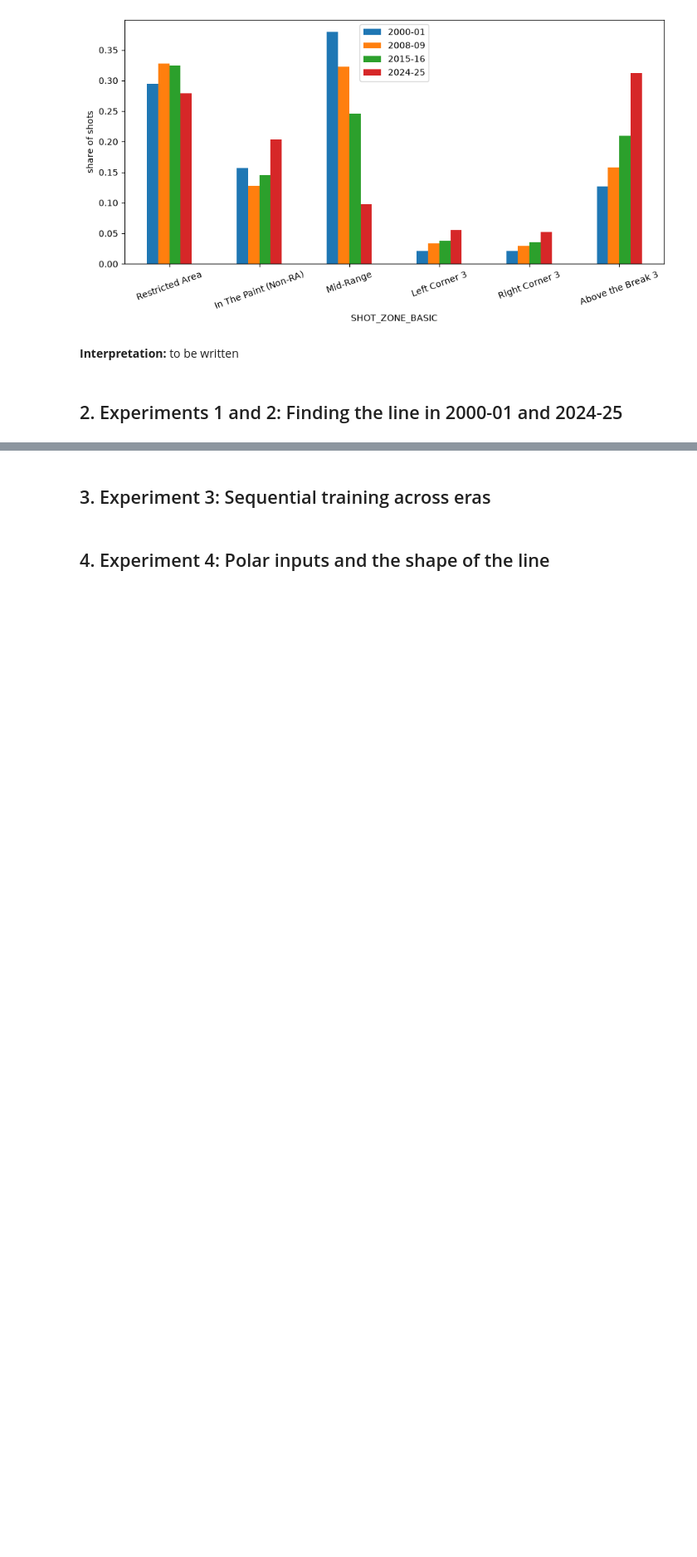
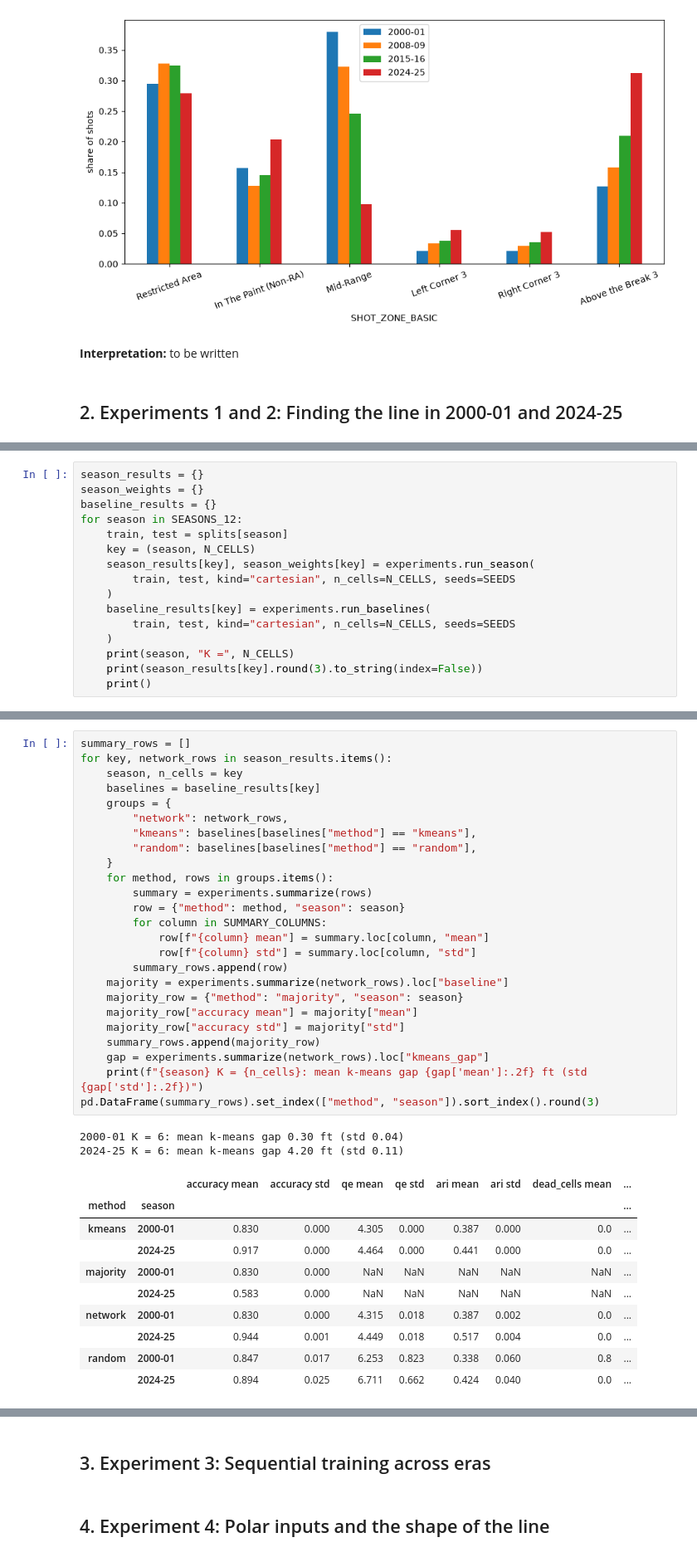
Before and after one commit to BiyonWann/bballNeuro, a Jupyter notebook: notebook.ipynb, the cells around one changed output, grey strips where cells are left out. Shown at 83% size. Drawn from its saved outputs; the diff is of its cells as text; blank space fills up the shorter version.

```diff
--- a/notebook.ipynb
+++ b/notebook.ipynb
@@ -157,0 +169,16 @@ Above the Break 3        0.126    0.158    0.209    0.312
+# %%
+season_results = {}
+season_weights = {}
+baseline_results = {}
+for season in SEASONS_12:
+    train, test = splits[season]
+    key = (season, N_CELLS)
+    season_results[key], season_weights[key] = experiments.run_season(
+        train, test, kind="cartesian", n_cells=N_CELLS, seeds=SEEDS
+    )
+    baseline_results[key] = experiments.run_baselines(
+        train, test, kind="cartesian", n_cells=N_CELLS, seeds=SEEDS
+    )
+    print(season, "K =", N_CELLS)
+    print(season_results[key].round(3).to_string(index=False))
+    print()
@@ -157,0 +201,38 @@ Above the Break 3        0.126    0.158    0.209    0.312
+# %%
+summary_rows = []
+for key, network_rows in season_results.items():
+    season, n_cells = key
+    baselines = baseline_results[key]
+    groups = {
+        "network": network_rows,
+        "kmeans": baselines[baselines["method"] == "kmeans"],
+        "random": baselines[baselines["method"] == "random"],
+    }
+    for method, rows in groups.items():
+        summary = experiments.summarize(rows)
+        row = {"method": method, "season": season}
+        for column in SUMMARY_COLUMNS:
+            row[f"{column} mean"] = summary.loc[column, "mean"]
+            row[f"{column} std"] = summary.loc[column, "std"]
+        summary_rows.append(row)
+    majority = experiments.summarize(network_rows).loc["baseline"]
+    majority_row = {"method": "majority", "season": season}
+    majority_row["accuracy mean"] = majority["mean"]
+    majority_row["accuracy std"] = majority["std"]
+    summary_rows.append(majority_row)
+    gap = experiments.summarize(network_rows).loc["kmeans_gap"]
+    print(f"{season} K = {n_cells}: mean k-means gap {gap['mean']:.2f} ft (std {gap['std']:.2f})")
+pd.DataFrame(summary_rows).set_index(["method", "season"]).sort_index().round(3)
+# %% [output]
+2000-01 K = 6: mean k-means gap 0.30 ft (std 0.04)
+2024-25 K = 6: mean k-means gap 4.20 ft (std 0.11)
+|  |  | accuracy mean | accuracy std | qe mean | qe std | ari mean | ari std | dead_cells mean | ... |
+| method | season |  |  |  |  |  |  |  | ... |
+| kmeans | 2000-01 | 0.830 | 0.000 | 4.305 | 0.000 | 0.387 | 0.000 | 0.0 | ... |
+|  | 2024-25 | 0.917 | 0.000 | 4.464 | 0.000 | 0.441 | 0.000 | 0.0 | ... |
+| majority | 2000-01 | 0.830 | 0.000 | NaN | NaN | NaN | NaN | NaN | ... |
+|  | 2024-25 | 0.583 | 0.000 | NaN | NaN | NaN | NaN | NaN | ... |
+| network | 2000-01 | 0.830 | 0.000 | 4.315 | 0.018 | 0.387 | 0.002 | 0.0 | ... |
+|  | 2024-25 | 0.944 | 0.001 | 4.449 | 0.018 | 0.517 | 0.004 | 0.0 | ... |
+| random | 2000-01 | 0.847 | 0.017 | 6.253 | 0.823 | 0.338 | 0.060 | 0.8 | ... |
+|  | 2024-25 | 0.894 | 0.025 | 6.711 | 0.662 | 0.424 | 0.040 | 0.0 | ... |
```
Also changed, not shown: parts of 13 cells of this notebook.
